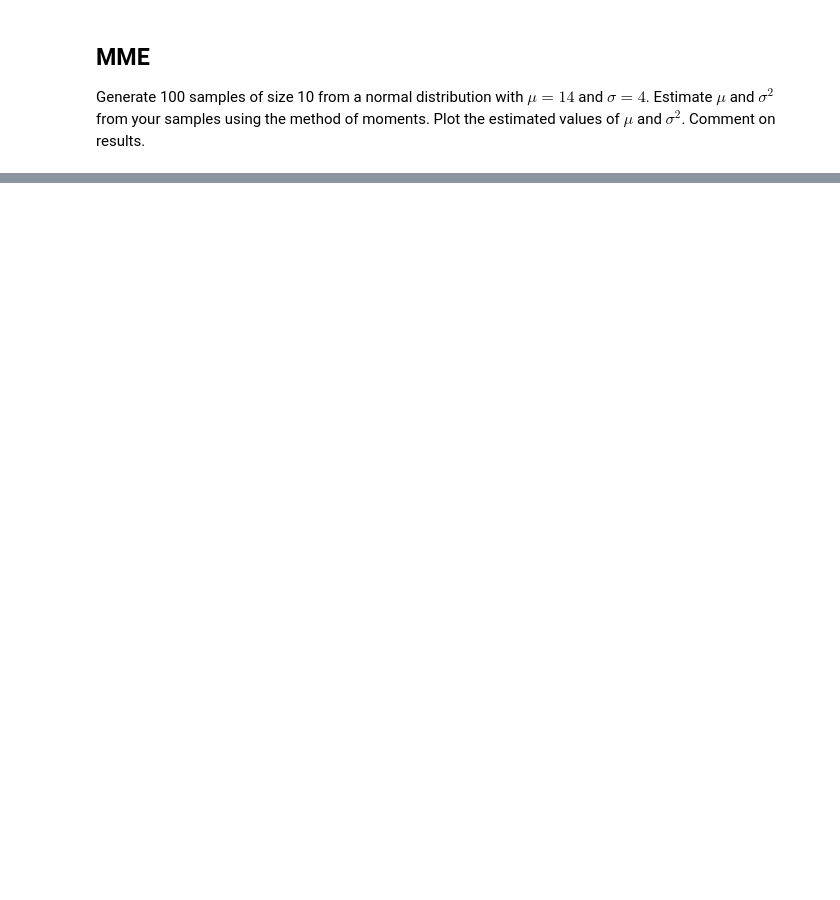
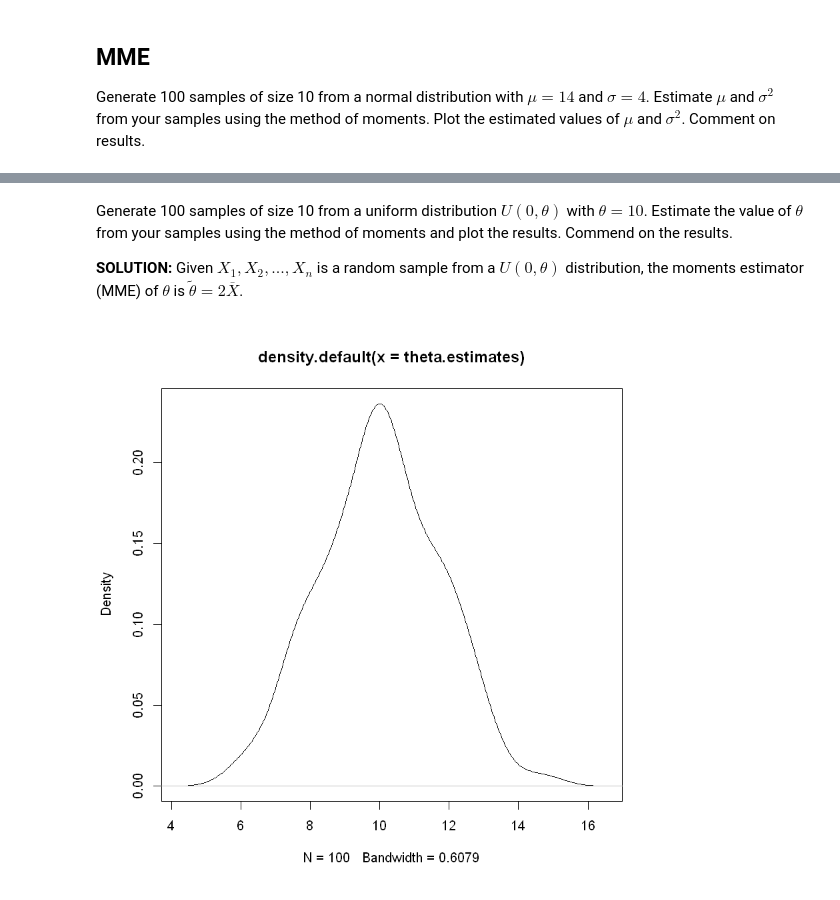
Before and after one commit to TrevorBushnell/STEM-Notes, a Jupyter notebook: MATH422 Mathematical Statistics/MATH422_R.ipynb, the cells around one changed output, grey strips where cells are left out. Saved outputs shown, nothing was run; the diff lists cells and outputs as text; code cells hidden in the pictures; blank space fills up the shorter version.

```diff
--- a/MATH422 Mathematical Statistics/MATH422_R.ipynb
+++ b/MATH422 Mathematical Statistics/MATH422_R.ipynb
@@ -192,0 +219,20 @@ plot(density(var.estimates))
+# %% [markdown]
+Generate 100 samples of size 10 from a uniform distribution $U(0, \theta)$ with $\theta = 10$. Estimate the value of $\theta$ from your samples using the method of moments and plot the results. Commend on the results.
+
+**SOLUTION:** Given $X_1, X_2, ..., X_n$ is a random sample from a $U(0, \theta)$ distribution, the moments estimator (MME) of $\theta$ is $\tilde \theta = 2 \overline X$.
+# %%
+theta = 10
+sampsz = 10
+nsimulations = 100
+theta.estimates = numeric(nsimulations)
+
+for (i in 1:nsimulations)
+{
+    ru = runif(n=sampsz,min=0,max=theta)
+    Xbar = mean(ru)
+    theta.estimates[i] = 2*Xbar
+} # end of the i loop
+
+plot(density(theta.estimates))
+# %% [output]
+[figure, added]
```
Also changed, not shown: parts of 17 cells of this notebook.
